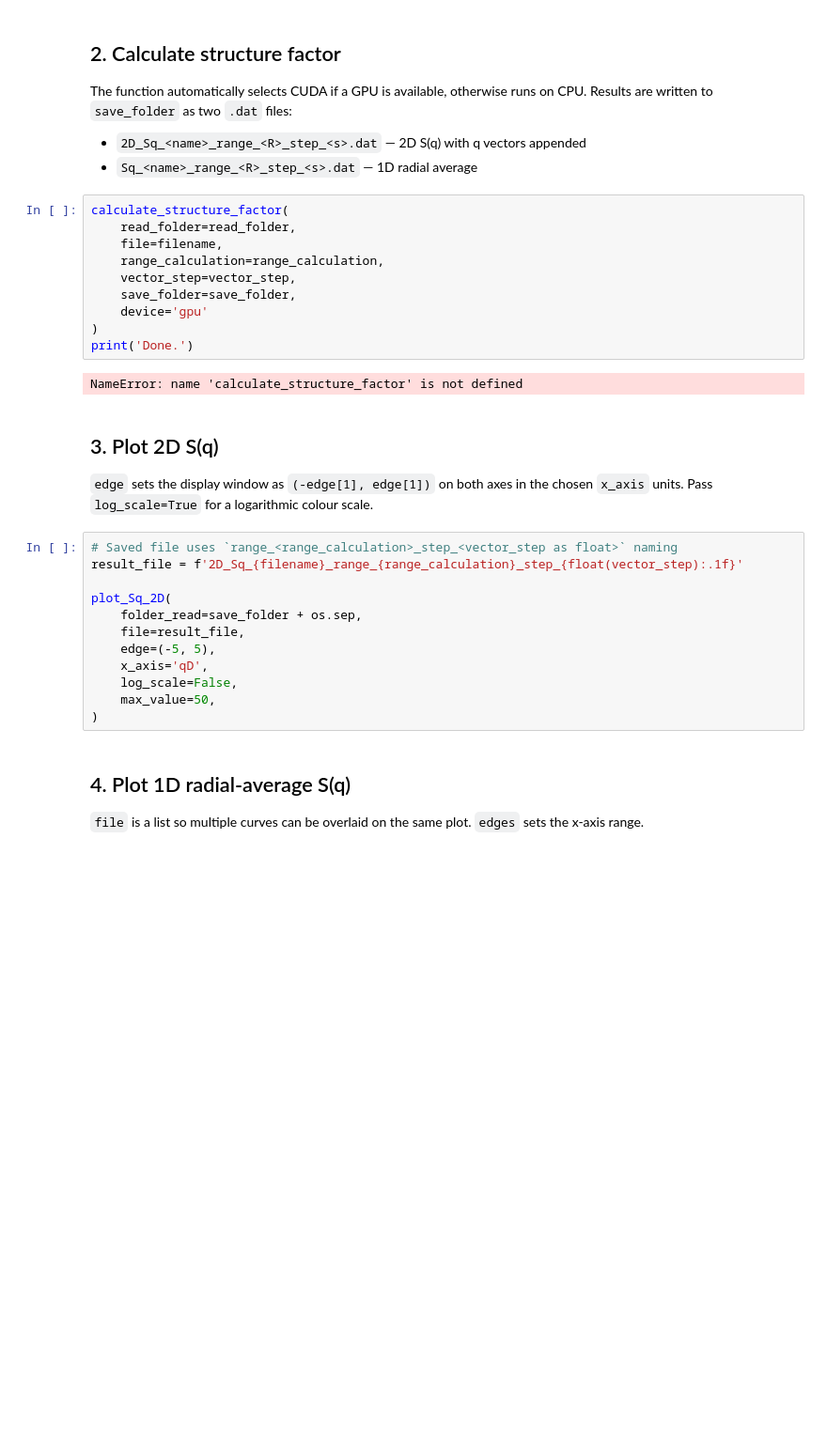
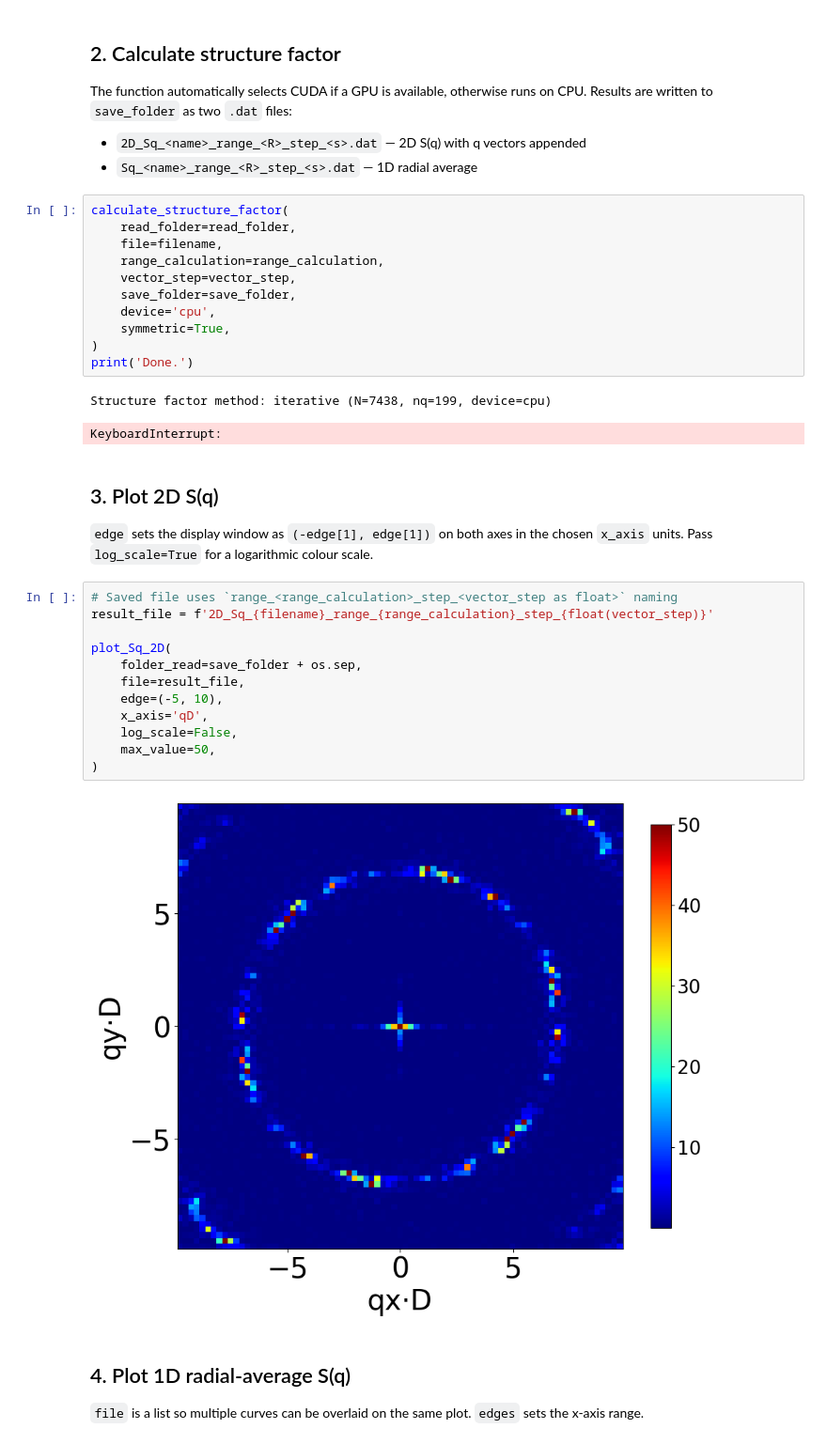
Before and after one commit to GilGCardoso/portfolio, a Jupyter notebook: PhD/notebooks/structure_factor.ipynb, the cells around one changed output. Shown at 94% size. Drawn from its saved outputs; the diff is of its cells as text; blank space fills up the shorter version.

```diff
--- a/PhD/notebooks/structure_factor.ipynb
+++ b/PhD/notebooks/structure_factor.ipynb
@@ -55,11 +55,13 @@ calculate_structure_factor(
     range_calculation=range_calculation,
     vector_step=vector_step,
     save_folder=save_folder,
-    device='gpu'
+    device='cpu',
+    symmetric=True,
 )
 print('Done.')
 # %% [output]
-NameError: name 'calculate_structure_factor' is not defined
+Structure factor method: iterative (N=7438, nq=199, device=cpu)
+KeyboardInterrupt:
 # %% [markdown]
 ## 3. Plot 2D S(q)
 
@@ -67,16 +69,18 @@ NameError: name 'calculate_structure_factor' is not defined
 Pass `log_scale=True` for a logarithmic colour scale.
 # %%
 # Saved file uses `range_<range_calculation>_step_<vector_step as float>` naming
-result_file = f'2D_Sq_{filename}_range_{range_calculation}_step_{float(vector_step):.1f}'
+result_file = f'2D_Sq_{filename}_range_{range_calculation}_step_{float(vector_step)}'
 
 plot_Sq_2D(
     folder_read=save_folder + os.sep,
     file=result_file,
-    edge=(-5, 5),
+    edge=(-5, 10),
     x_axis='qD',
     log_scale=False,
     max_value=50,
 )
+# %% [output]
+[figure, added]
 # %% [markdown]
 ## 4. Plot 1D radial-average S(q)
 
```
Also changed, not shown: parts of 2 cells of this notebook, 5 other files.
